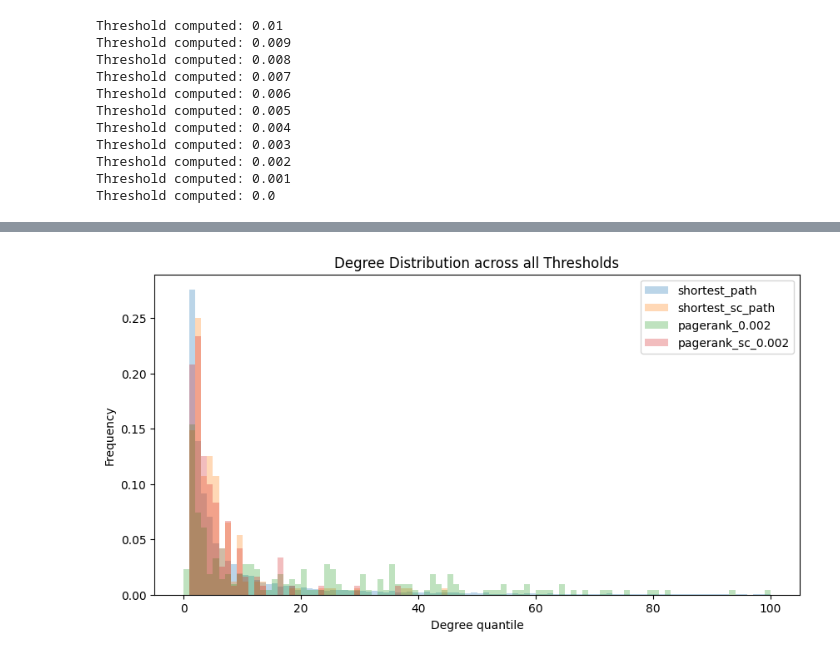
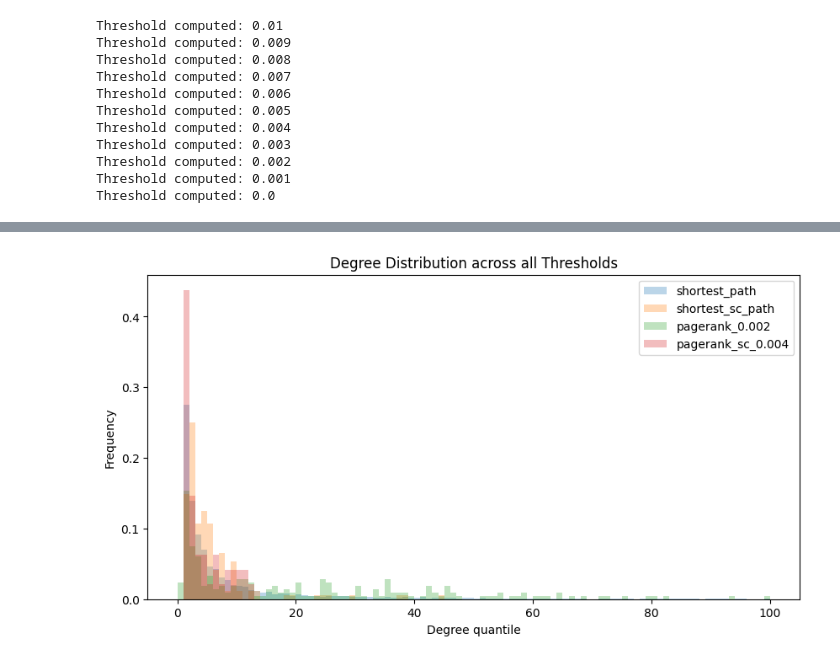
Before and after one commit to saezlab/uptown, a Jupyter notebook: data_applications.ipynb, the cells around one changed output, grey strips where cells are left out. Saved outputs shown, nothing was run; the diff lists cells and outputs as text; code cells hidden in the pictures.

```diff
--- a/data_applications.ipynb
+++ b/data_applications.ipynb
@@ -470,3 +253,5 @@ True
 # %%
-filtered_target_dict = {key: value for key, value in target_GEO.items() if key in G2.nodes()}
-filtered_target_dict
+G2P_solver = PageRankSolver(G, 'GSE106159')
+G2P_solver.source_dict = {'TWIST1': -1}
+filtered_target_dict = {key: value for key, value in target_GEO.items() if key in G.nodes() and key not in G2P_solver.source_dict.keys()}
+G2P_solver.target_dict = filtered_target_dict
@@ -495,7 +258,3 @@ dict_items([('MAGEA6', -1.0), ('MAGEA1', -1.0), ('CD33', -1.0), ('NAXD', 1.0), (
-# %%
-G2P_solver = PageRankSolver(G2)
-G2P_solver.source_dict = {'TWIST1': -1}
-G2P_solver.target_dict = filtered_target_dict
 # %%
 G2P_solver.pagerank_solver(personalize_for='source')
 G2P_solver.pagerank_solver(personalize_for='target')
@@ -528,5 +287,5 @@ G2P_solver.visualize_qcplots(is_sign_consistent=True)
 # %%
-selected_thresholds = ['shortest_path', 'shortest_sc_path', 'pagerank_0.002', 'pagerank_sc_0.002']
-G2P_solver.visualize_degrees(selected_thresholds, is_sign_consistent=False)
+selected_thresholds = ['shortest_path', 'shortest_sc_path', 'pagerank_0.002', 'pagerank_sc_0.004']
+G2P_solver.visualize_degrees(selected_thresholds)
 # %% [output]
-[figure, old version]
+[figure, new version]
```
Also changed, not shown: parts of 49 cells of this notebook, 2 other files.
